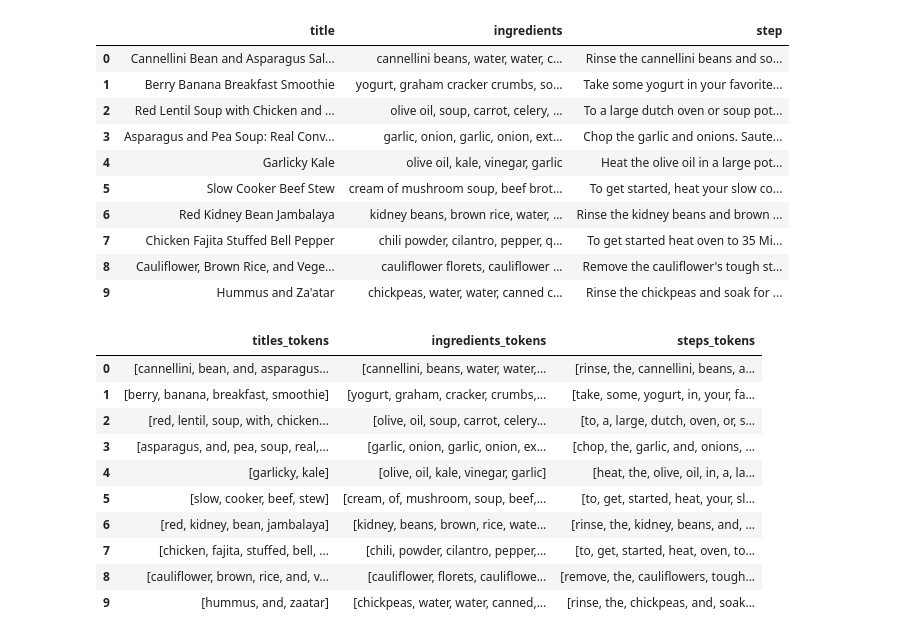
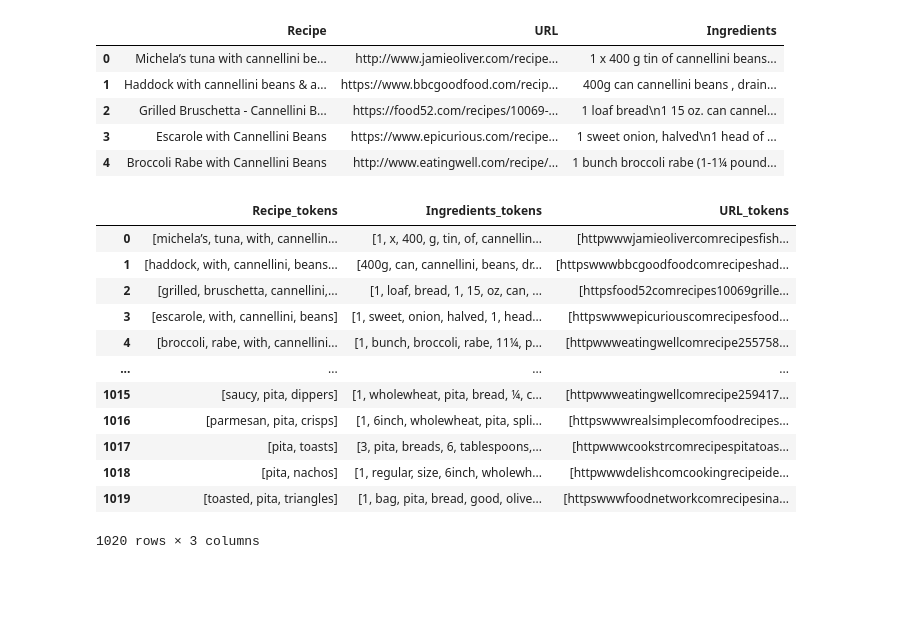
Before and after one commit to ebadakhter/ADS-509-Group-1-Final-Project, a Jupyter notebook: descriptive_statistics.ipynb, the cells around one changed output. Drawn from its saved outputs; the diff is of its cells as text; code cells hidden in the pictures; blank space fills up the shorter version.

```diff
--- a/descriptive_statistics.ipynb
+++ b/descriptive_statistics.ipynb
@@ -129,56 +131,53 @@ def count_words(df, column='titles_tokens', preprocess=None, min_freq=2):
     return freq_df.sort_values('freq', ascending=False)
 # %%
 # data import
-recipes = pd.read_csv('recipes.csv')
+recipes = pd.read_csv("all_recipes.csv")
 #recipes=pd.DataFrame(recipes)
 #recipes['title']=recipes['title'].astype(str)
 #recipes['ingredients']=recipes['ingredients'].astype(str)
 #recipes['step']=recipes['step'].astype(str)
 #recipes.dtypes
 # %%
-recipes
+recipes.head(5)
 # %% [output]
-|  | title | ingredients | step |
-| 0 | Cannellini Bean and Asparagus Sal... | cannellini beans, water, water, c... | Rinse the cannellini beans and so... |
-| 1 | Berry Banana Breakfast Smoothie | yogurt, graham cracker crumbs, so... | Take some yogurt in your favorite... |
-| 2 | Red Lentil Soup with Chicken and ... | olive oil, soup, carrot, celery, ... | To a large dutch oven or soup pot... |
-| 3 | Asparagus and Pea Soup: Real Conv... | garlic, onion, garlic, onion, ext... | Chop the garlic and onions. Saute... |
-| 4 | Garlicky Kale | olive oil, kale, vinegar, garlic | Heat the olive oil in a large pot... |
-| 5 | Slow Cooker Beef Stew | cream of mushroom soup, beef brot... | To get started, heat your slow co... |
-| 6 | Red Kidney Bean Jambalaya | kidney beans, brown rice, water, ... | Rinse the kidney beans and brown ... |
-| 7 | Chicken Fajita Stuffed Bell Pepper | chili powder, cilantro, pepper, q... | To get started heat oven to 35 Mi... |
-| 8 | Cauliflower, Brown Rice, and Vege... | cauliflower florets, cauliflower ... | Remove the cauliflower's tough st... |
-| 9 | Hummus and Za'atar | chickpeas, water, water, canned c... | Rinse the chickpeas and soak for ... |
+|  | Recipe | URL | Ingredients |
+| 0 | Michela’s tuna with cannellini be... | http://www.jamieoliver.com/recipe... | 1 x 400 g tin of cannellini beans... |
+| 1 | Haddock with cannellini beans & a... | https://www.bbcgoodfood.com/recip... | 400g can cannellini beans , drain... |
+| 2 | Grilled Bruschetta - Cannellini B... | https://food52.com/recipes/10069-... | 1 loaf bread\n1 15 oz. can cannel... |
+| 3 | Escarole with Cannellini Beans | https://www.epicurious.com/recipe... | 1 sweet onion, halved\n1 head of ... |
+| 4 | Broccoli Rabe with Cannellini Beans | http://www.eatingwell.com/recipe/... | 1 bunch broccoli rabe (1-1¼ pound... |
 # %%
 # store tokens in new dataframe 'df'
 df=pd.DataFrame()
 
 # fold to lowercase
-df['titles_tokens']=recipes['title'].str.lower()
-df['ingredients_tokens']=recipes['ingredients'].str.lower()
-df['steps_tokens']=recipes['step'].str.lower()
+df['Recipe_tokens']=recipes['Recipe'].str.lower()
+df['Ingredients_tokens']=recipes['Ingredients'].str.lower()
+df['URL_tokens']=recipes['URL'].str.lower()
 
 # remove punctuation
-df['ingredients_tokens']=df['ingredients_tokens'].apply(remove_punctuation)
-df['steps_tokens']=df['steps_tokens'].apply(remove_punctuation)
-df['titles_tokens']=df['titles_tokens'].apply(remove_punctuation)
+df['Ingredients_tokens']=df['Ingredients_tokens'].apply(remove_punctuation)
+df['URL_tokens']=df['URL_tokens'].apply(remove_punctuation)
+df['Recipe_tokens']=df['Recipe_tokens'].apply(remove_punctuation)
 
 # tokenize
-df['titles_tokens']=tokenize(df['titles_tokens'].str)
-df['ingredients_tokens']=tokenize(df['ingredients_tokens'].str)
-df['steps_tokens']=tokenize(df['steps_tokens'].str)
+df['Recipe_tokens']=tokenize(df['Recipe_tokens'].str)
+df['Ingredients_tokens']=tokenize(df['Ingredients_tokens'].str)
+df['URL_tokens']=tokenize(df['URL_tokens'].str)
 
 df
 # %% [output]
-|  | titles_tokens | ingredients_tokens | steps_tokens |
-| 0 | [cannellini, bean, and, asparagus... | [cannellini, beans, water, water,... | [rinse, the, cannellini, beans, a... |
-| 1 | [berry, banana, breakfast, smoothie] | [yogurt, graham, cracker, crumbs,... | [take, some, yogurt, in, your, fa... |
-| 2 | [red, lentil, soup, with, chicken... | [olive, oil, soup, carrot, celery... | [to, a, large, dutch, oven, or, s... |
-| 3 | [asparagus, and, pea, soup, real,... | [garlic, onion, garlic, onion, ex... | [chop, the, garlic, and, onions, ... |
-| 4 | [garlicky, kale] | [olive, oil, kale, vinegar, garlic] | [heat, the, olive, oil, in, a, la... |
-| 5 | [slow, cooker, beef, stew] | [cream, of, mushroom, soup, beef,... | [to, get, started, heat, your, sl... |
-| 6 | [red, kidney, bean, jambalaya] | [kidney, beans, brown, rice, wate... | [rinse, the, kidney, beans, and, ... |
-| 7 | [chicken, fajita, stuffed, bell, ... | [chili, powder, cilantro, pepper,... | [to, get, started, heat, oven, to... |
-| 8 | [cauliflower, brown, rice, and, v... | [cauliflower, florets, cauliflowe... | [remove, the, cauliflowers, tough... |
-| 9 | [hummus, and, zaatar] | [chickpeas, water, water, canned,... | [rinse, the, chickpeas, and, soak... |
+|  | Recipe_tokens | Ingredients_tokens | URL_tokens |
+| 0 | [michela’s, tuna, with, cannellin... | [1, x, 400, g, tin, of, cannellin... | [httpwwwjamieolivercomrecipesfish... |
+| 1 | [haddock, with, cannellini, beans... | [400g, can, cannellini, beans, dr... | [httpswwwbbcgoodfoodcomrecipeshad... |
+| 2 | [grilled, bruschetta, cannellini,... | [1, loaf, bread, 1, 15, oz, can, ... | [httpsfood52comrecipes10069grille... |
+| 3 | [escarole, with, cannellini, beans] | [1, sweet, onion, halved, 1, head... | [httpswwwepicuriouscomrecipesfood... |
+| 4 | [broccoli, rabe, with, cannellini... | [1, bunch, broccoli, rabe, 11¼, p... | [httpwwweatingwellcomrecipe255758... |
+| ... | ... | ... | ... |
+| 1015 | [saucy, pita, dippers] | [1, wholewheat, pita, bread, ¼, c... | [httpwwweatingwellcomrecipe259417... |
+| 1016 | [parmesan, pita, crisps] | [1, 6inch, wholewheat, pita, spli... | [httpswwwrealsimplecomfoodrecipes... |
+| 1017 | [pita, toasts] | [3, pita, breads, 6, tablespoons,... | [httpwwwcookstrcomrecipespitatoas... |
+| 1018 | [pita, nachos] | [1, regular, size, 6inch, wholewh... | [httpwwwdelishcomcookingrecipeide... |
+| 1019 | [toasted, pita, triangles] | [1, bag, pita, bread, good, olive... | [httpswwwfoodnetworkcomrecipesina... |
+1020 rows × 3 columns
 # %%
```
Also changed, not shown: parts of 6 cells of this notebook.
